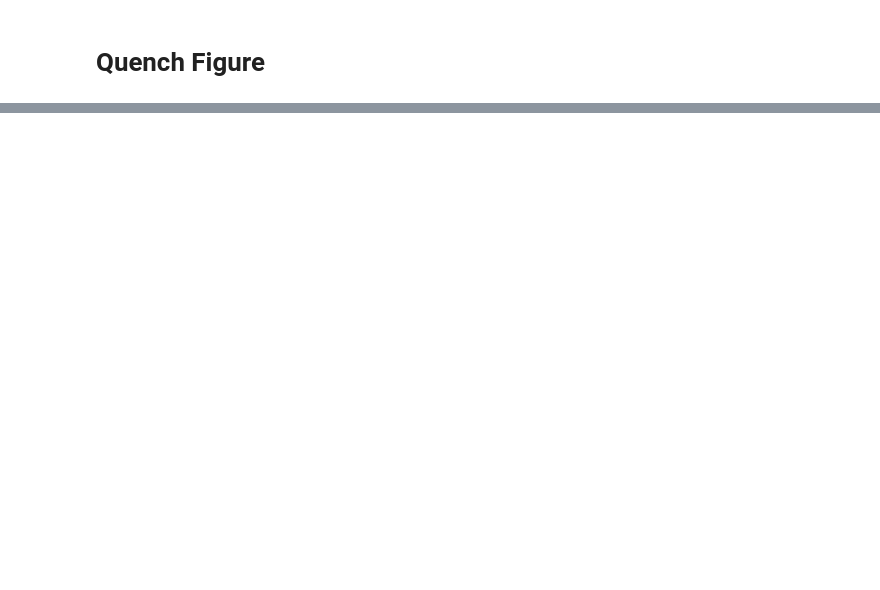
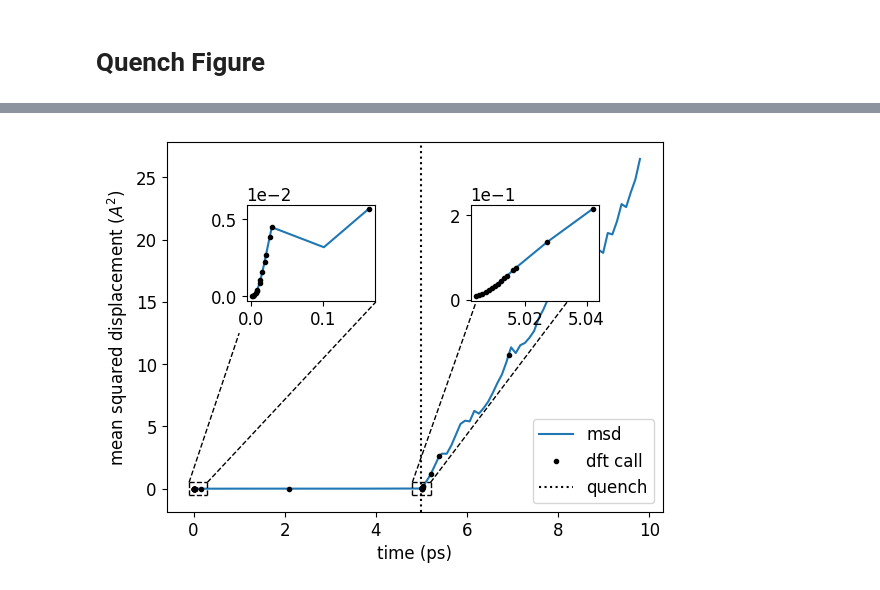
Before and after one commit to mir-group/flare, a Jupyter notebook: paper/Main/Paper_Figures.ipynb, the cells around one changed output, grey strips where cells are left out. Saved outputs shown, nothing was run; the diff lists cells and outputs as text; code cells hidden in the pictures; blank space fills up the shorter version.

```diff
--- a/paper/Main/Paper_Figures.ipynb
+++ b/paper/Main/Paper_Figures.ipynb
@@ -27,3 +26,10 @@ dft_tot = 30
 
 quench_times = otf_run.times[0 : end]
 quench_msds = otf_run.msds[0 : end]
+# %%
+# get otf times and msds
+dft_times_plot = otf_run.dft_times[1:-1]
+dft_msds_plot = []
+for time in dft_times_plot:
+    ind = otf_run.times.index(time)
+    dft_msds_plot.append(otf_run.msds[ind])
@@ -29,0 +56,60 @@ quench_msds = otf_run.msds[0 : end]
+# %%
+# make figure
+f, ax1 = plt.subplots(1, 1)
+
+# plot vertical line for every dft call
+ax1.plot(quench_times, quench_msds, label='msd')
+
+ax1.plot(dft_times_plot, dft_msds_plot, 'k.', label='dft call')
+ax1.axvline(5, color='k', linestyle=':', label='quench')
+
+# solid subplot
+ax2 = plt.axes([.25, .55, .2, .2])
+ax2.ticklabel_format(style='sci', axis='y', scilimits=(0,0))
+ax2.plot(quench_times[0 : 15], quench_msds[0:15])
+ax2.plot(dft_times_plot[0:14], dft_msds_plot[0:14], 'k.', label='dft call')
+
+# solid dotted box
+left = -0.1
+right = 0.3
+down = -0.5
+up = 0.5
+ax1.plot([left, right], [up, up], 'k--', linewidth=1)
+ax1.plot([left, right], [down, down], 'k--', linewidth=1)
+ax1.plot([left, left], [down, up], 'k--', linewidth=1)
+ax1.plot([right, right], [down, up], 'k--', linewidth=1)
+
+ax1.plot([left, 1], [up, 12.5], 'k--', linewidth=1)
+ax1.plot([right, 4], [up, 15], 'k--', linewidth=1)
+
+# liquid subplot
+ax3 = plt.axes([.6, .55, .2, .2])
+ax3.ticklabel_format(style='sci', axis='y', scilimits=(0,0))
+ax3.plot(quench_times[64 : 79], quench_msds[64 : 79])
+ax3.plot(dft_times_plot[15:30], dft_msds_plot[15:30], 'k.', label='dft call')
+
+# liquid dotted box
+left = 4.8
+right = 5.2
+down = -0.5
+up = 0.5
+ax1.plot([left, right], [up, up], 'k--', linewidth=1)
+ax1.plot([left, right], [down, down], 'k--', linewidth=1)
+ax1.plot([left, left], [down, up], 'k--', linewidth=1)
+ax1.plot([right, right], [down, up], 'k--', linewidth=1)
+
+ax1.plot([left, 6.2], [up, 15], 'k--', linewidth=1)
+ax1.plot([right, 8.2], [up, 15], 'k--', linewidth=1)
+
+
+ax1.set_xlabel('time (ps)')
+ax1.set_ylabel('mean squared displacement ($A^2$)')
+
+
+ax1.legend(loc='lower right')
+
+
+f.savefig('melt_msd.pdf', format='pdf',bbox_inches='tight')
+plt.show()
+# %% [output]
+[figure, added]
```
Also changed, not shown: parts of 17 cells of this notebook, 25 other files.
